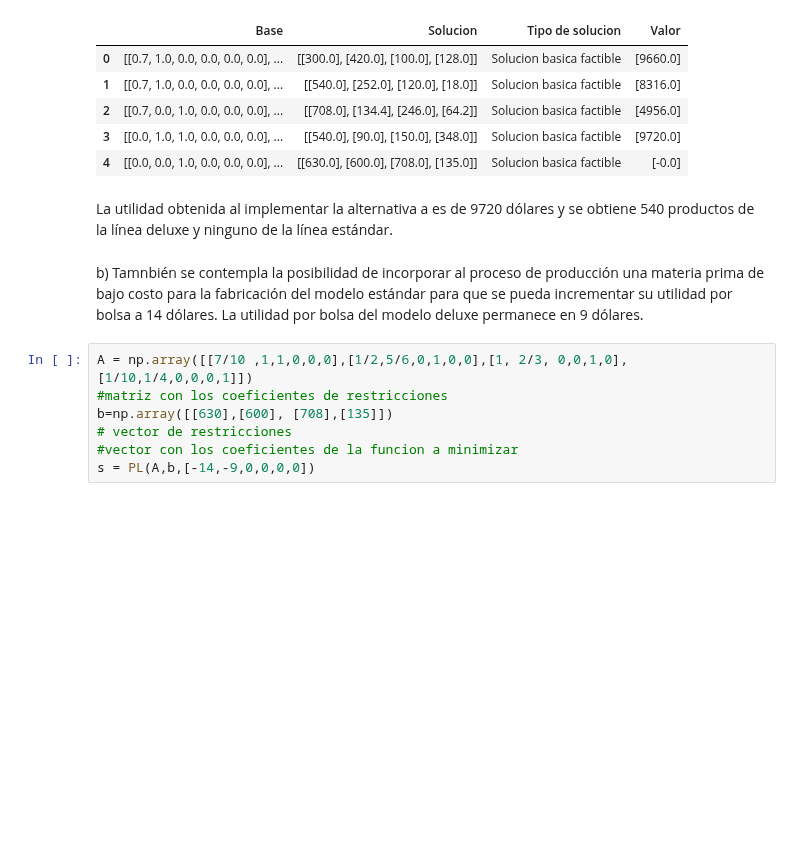
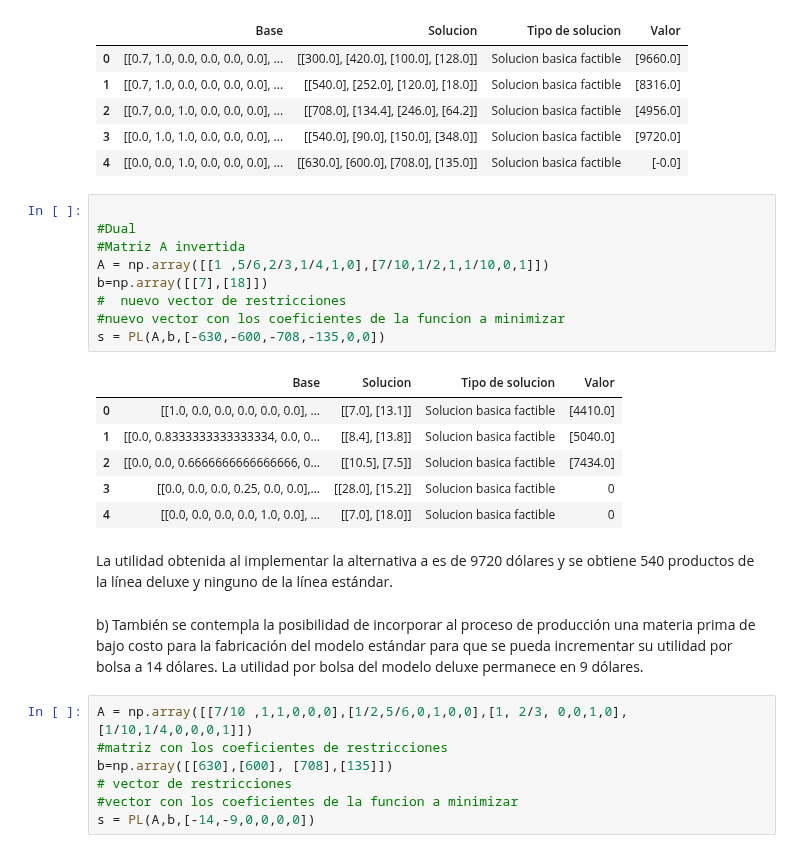
Before and after one commit to lab-optimizacion-202220/lab6_optimizacion, a Jupyter notebook: Lab_holgura_complementaria.ipynb, the cells around one changed output. Saved outputs shown, nothing was run; the diff lists cells and outputs as text; blank space fills up the shorter version.

```diff
--- a/Lab_holgura_complementaria.ipynb
+++ b/Lab_holgura_complementaria.ipynb
@@ -181,10 +181,26 @@ s = PL(A,b,[-7,-18,0,0,0,0])
 | 2 | [[0.7, 0.0, 1.0, 0.0, 0.0, 0.0], ... | [[708.0], [134.4], [246.0], [64.2]] | Solucion basica factible | [4956.0] |
 | 3 | [[0.0, 1.0, 1.0, 0.0, 0.0, 0.0], ... | [[540.0], [90.0], [150.0], [348.0]] | Solucion basica factible | [9720.0] |
 | 4 | [[0.0, 0.0, 1.0, 0.0, 0.0, 0.0], ... | [[630.0], [600.0], [708.0], [135.0]] | Solucion basica factible | [-0.0] |
+# %%
+
+#Dual
+#Matriz A invertida
+A = np.array([[1 ,5/6,2/3,1/4,1,0],[7/10,1/2,1,1/10,0,1]])
+b=np.array([[7],[18]])
+#  nuevo vector de restricciones
+#nuevo vector con los coeficientes de la funcion a minimizar
+s = PL(A,b,[-630,-600,-708,-135,0,0])
+# %% [output]
+|  | Base | Solucion | Tipo de solucion | Valor |
+| 0 | [[1.0, 0.0, 0.0, 0.0, 0.0, 0.0], ... | [[7.0], [13.1]] | Solucion basica factible | [4410.0] |
+| 1 | [[0.0, 0.8333333333333334, 0.0, 0... | [[8.4], [13.8]] | Solucion basica factible | [5040.0] |
+| 2 | [[0.0, 0.0, 0.6666666666666666, 0... | [[10.5], [7.5]] | Solucion basica factible | [7434.0] |
+| 3 | [[0.0, 0.0, 0.0, 0.25, 0.0, 0.0],... | [[28.0], [15.2]] | Solucion basica factible | 0 |
+| 4 | [[0.0, 0.0, 0.0, 0.0, 1.0, 0.0], ... | [[7.0], [18.0]] | Solucion basica factible | 0 |
 # %% [markdown]
 La utilidad obtenida al implementar la alternativa a es de 9720 dólares y se obtiene 540 productos de la línea deluxe y ninguno de la línea estándar.
 # %% [markdown]
-b)  Tamnbién se contempla la posibilidad de incorporar al proceso de producción una materia prima de bajo costo para la fabricación del modelo estándar para que se pueda incrementar su utilidad por bolsa a 14 dólares. La utilidad por bolsa del modelo deluxe permanece en 9 dólares.
+b)  También se contempla la posibilidad de incorporar al proceso de producción una materia prima de bajo costo para la fabricación del modelo estándar para que se pueda incrementar su utilidad por bolsa a 14 dólares. La utilidad por bolsa del modelo deluxe permanece en 9 dólares.
 # %%
 A = np.array([[7/10 ,1,1,0,0,0],[1/2,5/6,0,1,0,0],[1, 2/3, 0,0,1,0], [1/10,1/4,0,0,0,1]])
 #matriz con los coeficientes de restricciones
```
Also changed, not shown: parts of 6 cells of this notebook.
